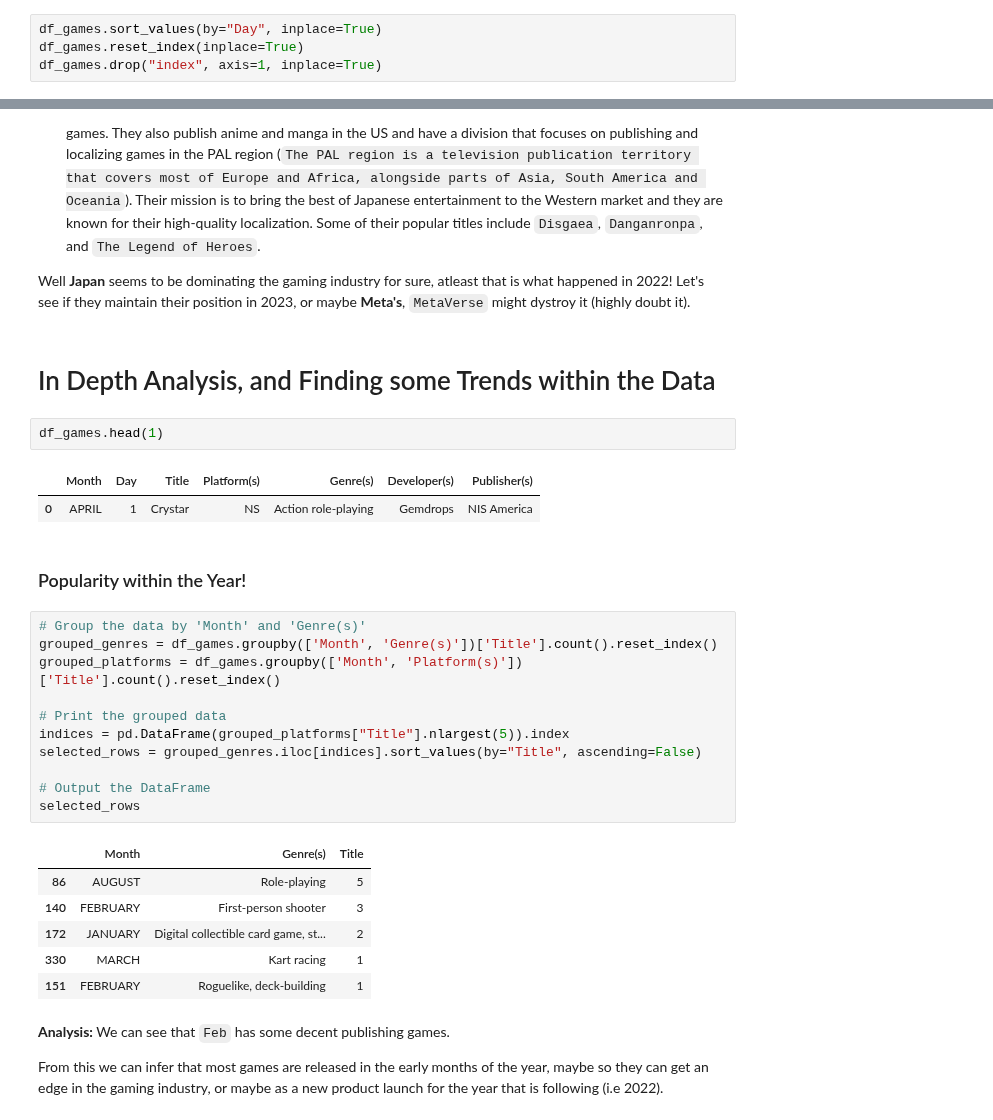
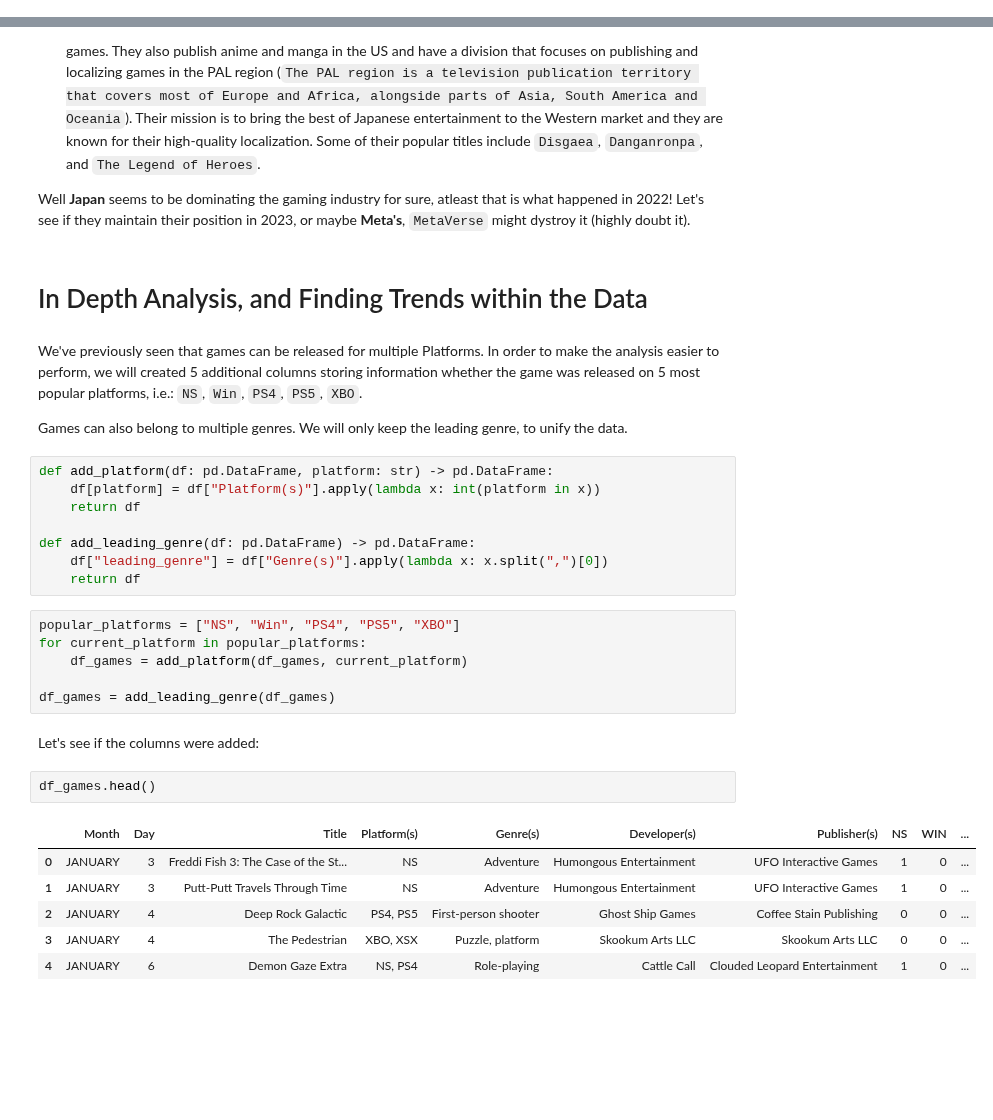
Before and after one commit to muhammadanas0716/Machine-Learning-101, a Jupyter notebook: Projects/(EDA) Video Games Released in 2022/(EDA) Video Games Relased in 2022.ipynb, the cells around one changed output, grey strips where cells are left out. Cells and saved outputs as stored; diff of their text form; blank space fills up the shorter version.

```diff
--- a/Projects/(EDA) Video Games Released in 2022/(EDA) Video Games Relased in 2022.ipynb
+++ b/Projects/(EDA) Video Games Released in 2022/(EDA) Video Games Relased in 2022.ipynb
@@ -137,4 +148,0 @@ df_games["Month"].value_counts(ascending=True).plot(linewidth=20, color=colors);
-# %%
-df_games.sort_values(by="Day", inplace=True)
-df_games.reset_index(inplace=True)
-df_games.drop("index", axis=1, inplace=True)
@@ -263,34 +299,33 @@ Gamish Glossary:
 
 Well **Japan** seems to be dominating the gaming industry for sure, atleast that is what happened in 2022! Let's see if they maintain their position in 2023, or maybe **Meta's**, `MetaVerse` might dystroy it (highly doubt it).
 # %% [markdown]
-# In Depth Analysis, and Finding some Trends within the Data
+# In Depth Analysis, and Finding Trends within the Data
+# %% [markdown]
+We've previously seen that games can be released for multiple Platforms. In order to make the analysis easier to perform, we will created 5 additional columns storing information whether the game was released on 5 most popular platforms, i.e.: `NS`, `Win`, `PS4`, `PS5`, `XBO`.
+
+Games can also belong to multiple genres. We will only keep the leading genre, to unify the data.
+# %%
+def add_platform(df: pd.DataFrame, platform: str) -> pd.DataFrame:
+    df[platform] = df["Platform(s)"].apply(lambda x: int(platform in x))
+    return df
+
+def add_leading_genre(df: pd.DataFrame) -> pd.DataFrame:
+    df["leading_genre"] = df["Genre(s)"].apply(lambda x: x.split(",")[0])
+    return df
+# %%
+popular_platforms = ["NS", "Win", "PS4", "PS5", "XBO"]
+for current_platform in popular_platforms:
+    df_games = add_platform(df_games, current_platform)
+
+df_games = add_leading_genre(df_games)
+# %% [markdown]
+Let's see if the columns were added:
 # %%
-df_games.head(1)
+df_games.head()
 # %% [output]
-|  | Month | Day | Title | Platform(s) | Genre(s) | Developer(s) | Publisher(s) |
-| 0 | APRIL | 1 | Crystar | NS | Action role-playing | Gemdrops | NIS America |
+|  | Month | Day | Title | Platform(s) | Genre(s) | Developer(s) | Publisher(s) | NS | WIN | ... |
+| 0 | JANUARY | 3 | Freddi Fish 3: The Case of the St... | NS | Adventure | Humongous Entertainment | UFO Interactive Games | 1 | 0 | ... |
+| 1 | JANUARY | 3 | Putt-Putt Travels Through Time | NS | Adventure | Humongous Entertainment | UFO Interactive Games | 1 | 0 | ... |
+| 2 | JANUARY | 4 | Deep Rock Galactic | PS4, PS5 | First-person shooter | Ghost Ship Games | Coffee Stain Publishing | 0 | 0 | ... |
+| 3 | JANUARY | 4 | The Pedestrian | XBO, XSX | Puzzle, platform | Skookum Arts LLC | Skookum Arts LLC | 0 | 0 | ... |
+| 4 | JANUARY | 6 | Demon Gaze Extra | NS, PS4 | Role-playing | Cattle Call | Clouded Leopard Entertainment | 1 | 0 | ... |
-# %% [markdown]
-### Popularity within the Year!
-# %%
-# Group the data by 'Month' and 'Genre(s)'
-grouped_genres = df_games.groupby(['Month', 'Genre(s)'])['Title'].count().reset_index()
-grouped_platforms = df_games.groupby(['Month', 'Platform(s)'])['Title'].count().reset_index()
-
-# Print the grouped data
-indices = pd.DataFrame(grouped_platforms["Title"].nlargest(5)).index
-selected_rows = grouped_genres.iloc[indices].sort_values(by="Title", ascending=False)
-
-# Output the DataFrame
-selected_rows
-# %% [output]
-|  | Month | Genre(s) | Title |
-| 86 | AUGUST | Role-playing | 5 |
-| 140 | FEBRUARY | First-person shooter | 3 |
-| 172 | JANUARY | Digital collectible card game, st... | 2 |
-| 330 | MARCH | Kart racing | 1 |
-| 151 | FEBRUARY | Roguelike, deck-building | 1 |
-# %% [markdown]
-**Analysis:**
-We can see that `Feb` has some decent publishing games.
-
-From this we can infer that most games are released in the early months of the year, maybe so they can get an edge in the gaming industry, or maybe as a new product launch for the year that is following (i.e 2022).
```
Also changed, not shown: parts of 54 cells of this notebook.
